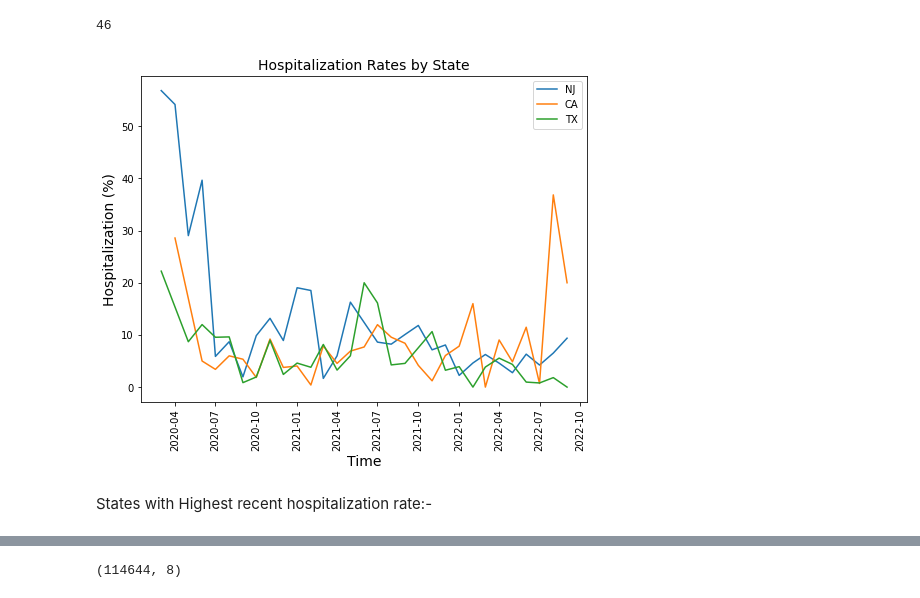
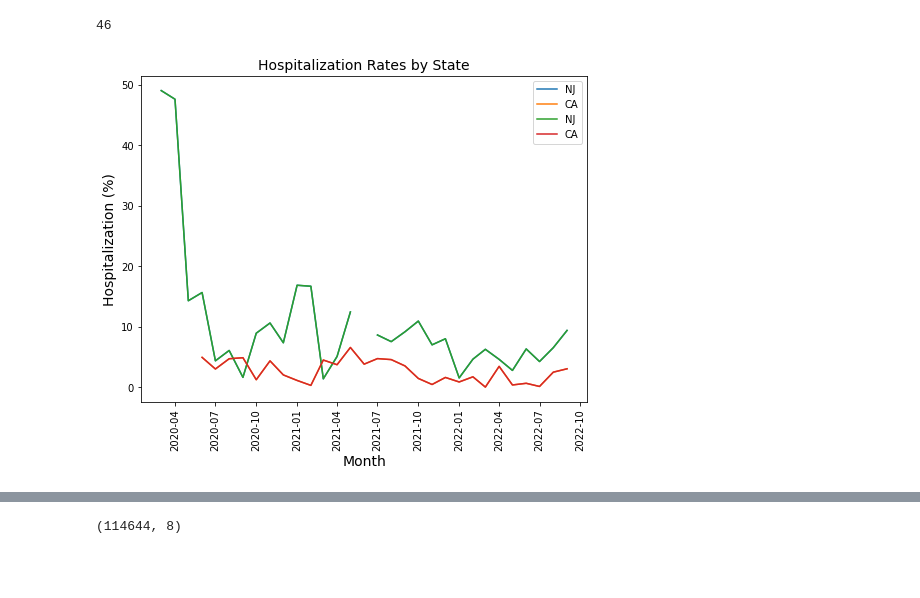
Before and after one commit to DeeVerma1/Project-4, a Jupyter notebook: code/02.3-EDA_COVID_Surveillance.ipynb, the cells around one changed output, grey strips where cells are left out. Drawn from its saved outputs; the diff is of its cells as text; code cells hidden in the pictures; blank space fills up the shorter version.

```diff
--- a/code/02.3-EDA_COVID_Surveillance.ipynb
+++ b/code/02.3-EDA_COVID_Surveillance.ipynb
@@ -595,25 +652,13 @@ len(df_surv_states)
 # %%
-def plot_state_hosp(states):
+def plot_state_hosp(df_state_hosp,states):
+    '''This function creates the time plot of hospitalization rate for state'''
+
     plt.figure(figsize=(8,6))
-    df_state_hosp=[]
-
     for state in states:
-        df_state=df_surv_hosp[df_surv_hosp['res_state']==state].copy()
-        df_state.reset_index(inplace=True)
-        state_hosp=df_state.groupby(by='case_month')['hosp_yn'].aggregate('sum')
-        state_total=df_state.groupby(by='case_month')['hosp_yn'].aggregate('count')
-        state_percentage=(state_hosp/state_total)*100
-         # state_percentage;
-        plt.plot(state_percentage, label=state)
+        plt.plot(df_state_hosp[states], label=states)
     plt.title('Hospitalization Rates by State', size=14)
     plt.ylabel('Hospitalization (%)', size=14)
-    plt.xlabel('Time', size=14)
+    plt.xlabel('Month', size=14)
     plt.xticks(rotation=90);
     plt.legend();
+    return
-# %%
-#plotting hospitalization rates for three states
-plot_state_hosp(['NJ','CA','TX'])
-# %% [output]
-[figure, removed]
-# %% [markdown]
-States with Highest recent hospitalization rate:-
@@ -620 +670,5 @@ States with Highest recent hospitalization rate:-
+# %%
+plot_state_hosp(df_state_hosp_comp,['NJ','CA'])
+# %% [output]
+[figure, added]
 # %%
```
Also changed, not shown: parts of 51 cells of this notebook, 6 other files.
